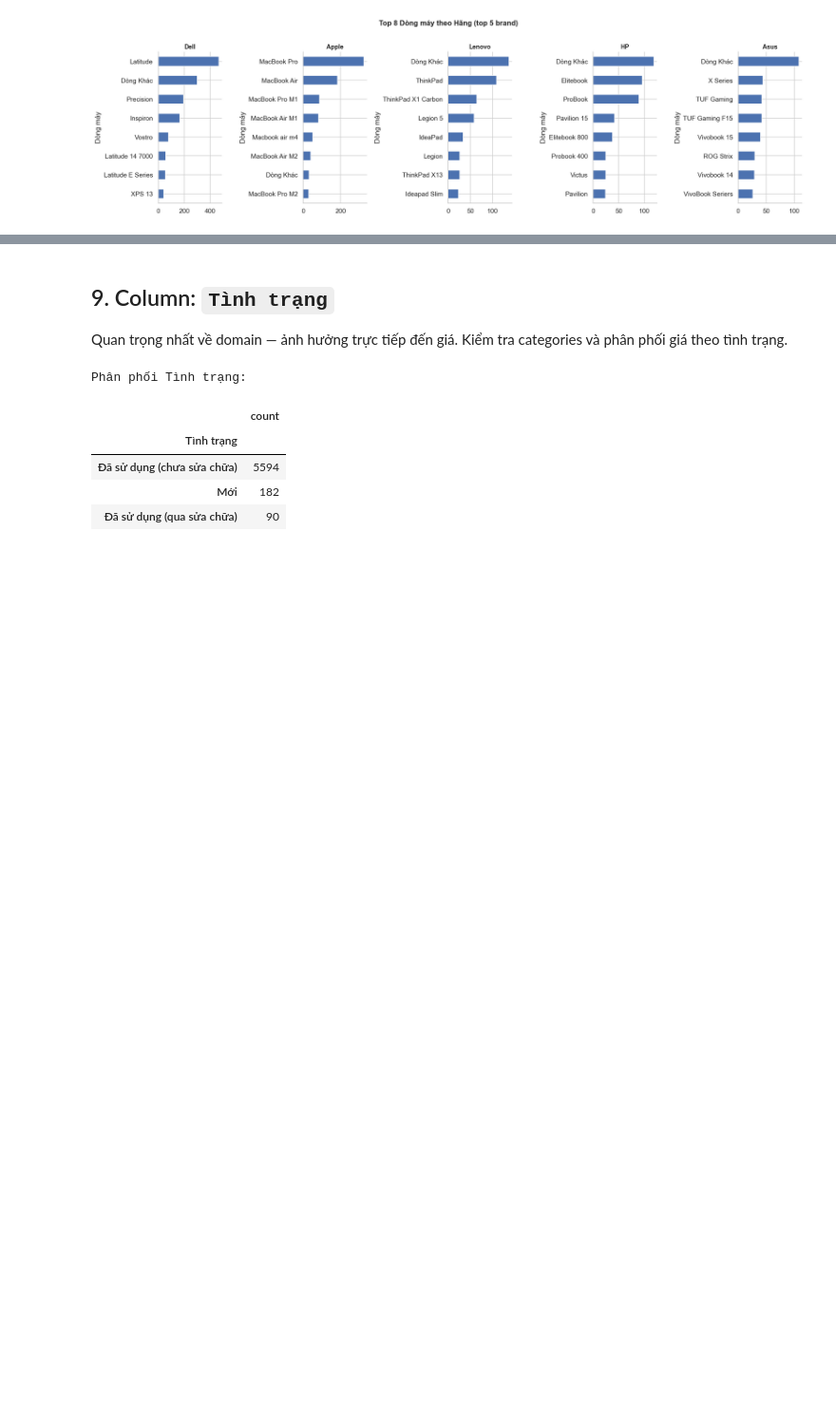
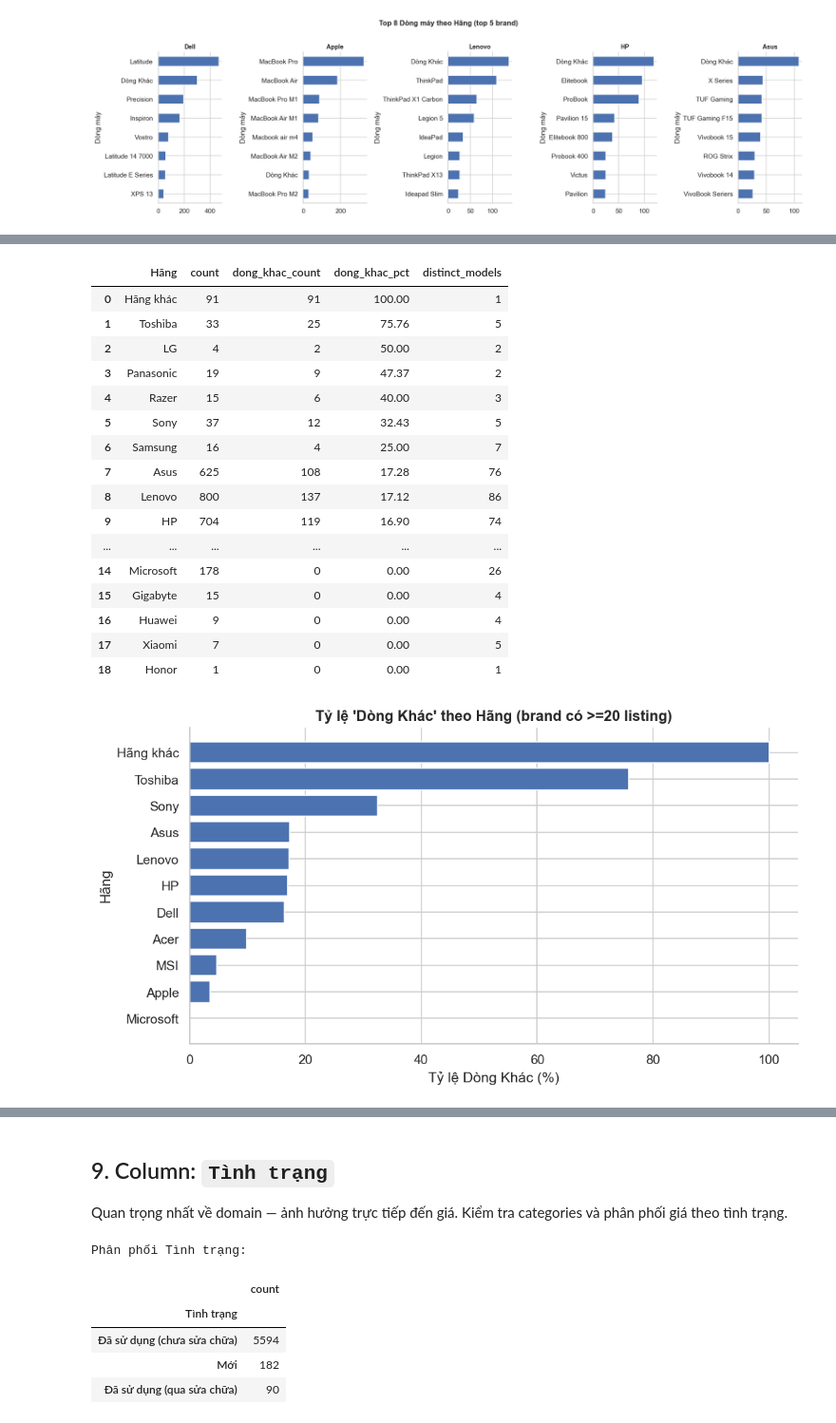
Before and after one commit to thisYui/Laptop-Price-Prediction, a Jupyter notebook: notebooks/data/01a_chotot_inspection.ipynb, the cells around one changed output, grey strips where cells are left out. Shown at 95% size. Drawn from its saved outputs; the diff is of its cells as text; code cells hidden in the pictures; blank space fills up the shorter version.

```diff
--- a/notebooks/data/01a_chotot_inspection.ipynb
+++ b/notebooks/data/01a_chotot_inspection.ipynb
@@ -1799,0 +1949,47 @@ plt.show()
+# %%
+# Tỷ lệ "Dòng Khác" theo từng Hãng
+
+dong_khac_by_brand = (
+    model_df
+    .assign(is_dong_khac=model_df[model_col].eq("Dòng Khác"))
+    .groupby(brand_col)
+    .agg(
+        count=(model_col, "size"),
+        dong_khac_count=("is_dong_khac", "sum"),
+        dong_khac_pct=("is_dong_khac", lambda s: round(s.mean() * 100, 2)),
+        distinct_models=(model_col, "nunique")
+    )
+    .sort_values(["dong_khac_pct", "count"], ascending=[False, False])
+    .reset_index()
+)
+
+display(dong_khac_by_brand.head(20))
+
+fig, ax = plt.subplots(figsize=(9, 5))
+plot_df = dong_khac_by_brand[dong_khac_by_brand["count"] >= 20].sort_values("dong_khac_pct").tail(15)
+ax.barh(plot_df[brand_col], plot_df["dong_khac_pct"], color=ACCENT)
+ax.set_title("Tỷ lệ 'Dòng Khác' theo Hãng (brand có >=20 listing)")
+ax.set_xlabel("Tỷ lệ Dòng Khác (%)")
+ax.set_ylabel("Hãng")
+ax.spines[["top", "right"]].set_visible(False)
+plt.tight_layout()
+plt.show()
+# %% [output]
+|  | Hãng | count | dong_khac_count | dong_khac_pct | distinct_models |
+| 0 | Hãng khác | 91 | 91 | 100.00 | 1 |
+| 1 | Toshiba | 33 | 25 | 75.76 | 5 |
+| 2 | LG | 4 | 2 | 50.00 | 2 |
+| 3 | Panasonic | 19 | 9 | 47.37 | 2 |
+| 4 | Razer | 15 | 6 | 40.00 | 3 |
+| 5 | Sony | 37 | 12 | 32.43 | 5 |
+| 6 | Samsung | 16 | 4 | 25.00 | 7 |
+| 7 | Asus | 625 | 108 | 17.28 | 76 |
+| 8 | Lenovo | 800 | 137 | 17.12 | 86 |
+| 9 | HP | 704 | 119 | 16.90 | 74 |
+| ... | ... | ... | ... | ... | ... |
+| 14 | Microsoft | 178 | 0 | 0.00 | 26 |
+| 15 | Gigabyte | 15 | 0 | 0.00 | 4 |
+| 16 | Huawei | 9 | 0 | 0.00 | 4 |
+| 17 | Xiaomi | 7 | 0 | 0.00 | 5 |
+| 18 | Honor | 1 | 0 | 0.00 | 1 |
+[figure, added]
```
Also changed, not shown: parts of 52 cells of this notebook.
